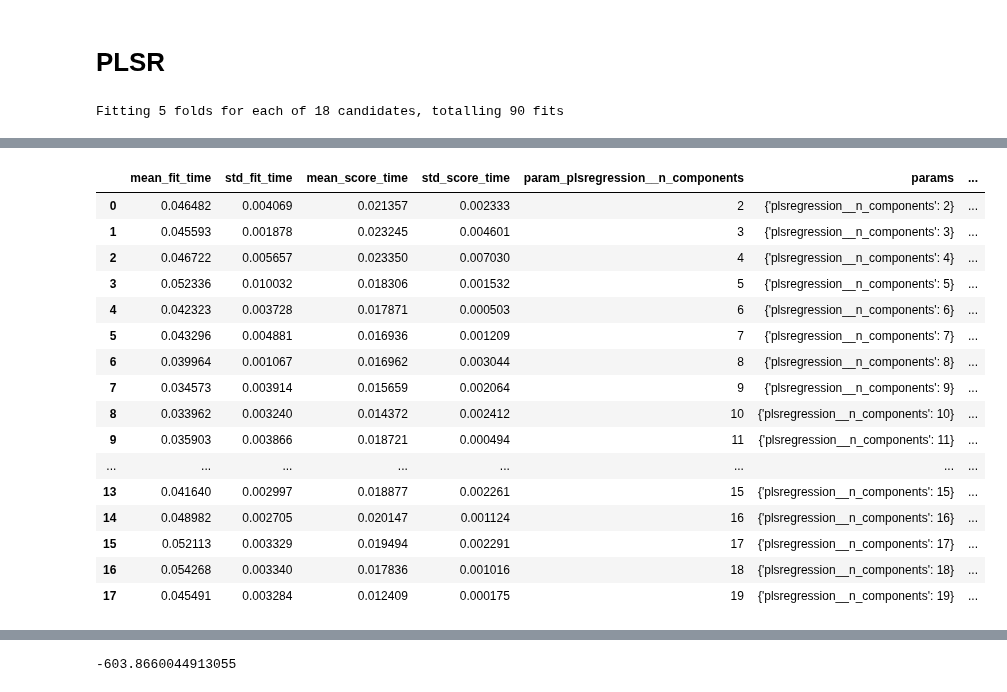
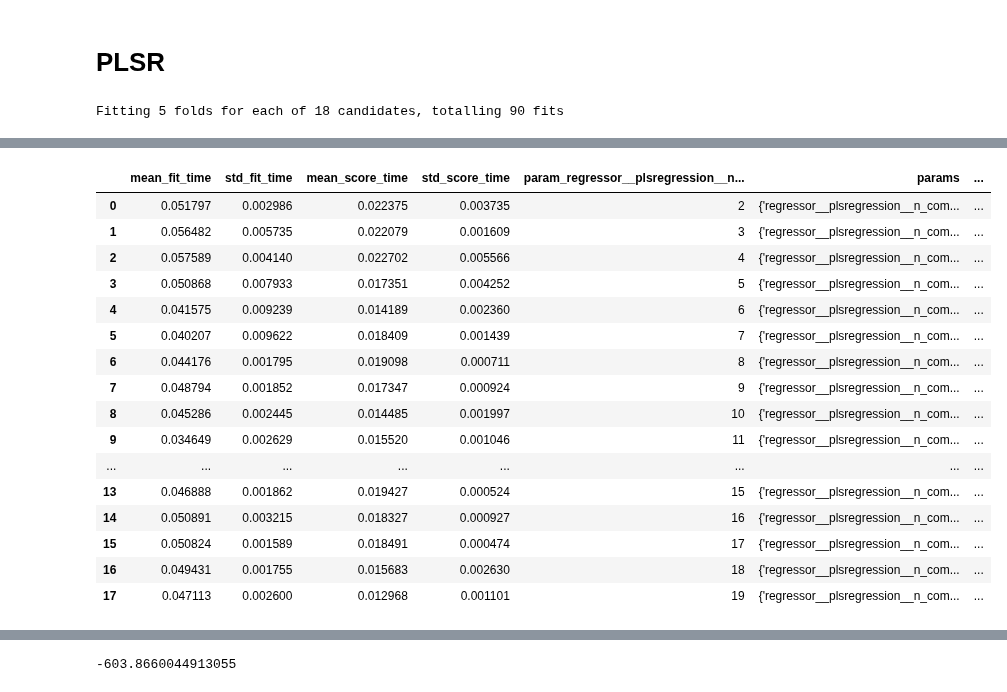
Before and after one commit to fogg-lab/characterizing-ecm-transcriptome-of-endometriosis, a Jupyter notebook: feature_selection_analysis/plsr.ipynb, the cells around one changed output, grey strips where cells are left out. Saved outputs shown, nothing was run; the diff lists cells and outputs as text; code cells hidden in the pictures.

```diff
--- a/feature_selection_analysis/plsr.ipynb
+++ b/feature_selection_analysis/plsr.ipynb
@@ -103,12 +103,9 @@ plsr_pipeline = make_pipeline(
     ], remainder="passthrough"),
     plsr_model
 )
-# ttr = TransformedTargetRegressor(regressor=plsr_pipeline, transformer=StandardScaler())
-# ttr = TransformedTargetRegressor(regressor=plsr_pipeline)
-# h_params = {"regressor__plsregression__n_components": range(2, 20)}
-h_params = {"plsregression__n_components": range(2, 20)}
-# h_params = {"n_components": range(2, 20)}
-cv_grid_search = GridSearchCV(plsr_pipeline, h_params, scoring="neg_mean_absolute_error", cv=KFold(5), n_jobs=-1, verbose=1)
+ttr = TransformedTargetRegressor(regressor=plsr_pipeline, transformer=StandardScaler())
+h_params = {"regressor__plsregression__n_components": range(2, 20)}
+cv_grid_search = GridSearchCV(ttr, h_params, scoring="neg_mean_absolute_error", cv=KFold(5), n_jobs=-1, verbose=1)
 cv_grid_search.fit(X_df, Y_df)
 pd.DataFrame(cv_grid_search.cv_results_)
 # %% [output]
@@ -119,17 +116,17 @@ Fitting 5 folds for each of 18 candidates, totalling 90 fits
-|  | mean_fit_time | std_fit_time | mean_score_time | std_score_time | param_plsregression__n_components | params | ... |
-| 0 | 0.046482 | 0.004069 | 0.021357 | 0.002333 | 2 | {'plsregression__n_components': 2} | ... |
-| 1 | 0.045593 | 0.001878 | 0.023245 | 0.004601 | 3 | {'plsregression__n_components': 3} | ... |
-| 2 | 0.046722 | 0.005657 | 0.023350 | 0.007030 | 4 | {'plsregression__n_components': 4} | ... |
-| 3 | 0.052336 | 0.010032 | 0.018306 | 0.001532 | 5 | {'plsregression__n_components': 5} | ... |
-| 4 | 0.042323 | 0.003728 | 0.017871 | 0.000503 | 6 | {'plsregression__n_components': 6} | ... |
-| 5 | 0.043296 | 0.004881 | 0.016936 | 0.001209 | 7 | {'plsregression__n_components': 7} | ... |
-| 6 | 0.039964 | 0.001067 | 0.016962 | 0.003044 | 8 | {'plsregression__n_components': 8} | ... |
-| 7 | 0.034573 | 0.003914 | 0.015659 | 0.002064 | 9 | {'plsregression__n_components': 9} | ... |
-| 8 | 0.033962 | 0.003240 | 0.014372 | 0.002412 | 10 | {'plsregression__n_components': 10} | ... |
-| 9 | 0.035903 | 0.003866 | 0.018721 | 0.000494 | 11 | {'plsregression__n_components': 11} | ... |
+|  | mean_fit_time | std_fit_time | mean_score_time | std_score_time | param_regressor__plsregression__n... | params | ... |
+| 0 | 0.051797 | 0.002986 | 0.022375 | 0.003735 | 2 | {'regressor__plsregression__n_com... | ... |
+| 1 | 0.056482 | 0.005735 | 0.022079 | 0.001609 | 3 | {'regressor__plsregression__n_com... | ... |
+| 2 | 0.057589 | 0.004140 | 0.022702 | 0.005566 | 4 | {'regressor__plsregression__n_com... | ... |
+| 3 | 0.050868 | 0.007933 | 0.017351 | 0.004252 | 5 | {'regressor__plsregression__n_com... | ... |
+| 4 | 0.041575 | 0.009239 | 0.014189 | 0.002360 | 6 | {'regressor__plsregression__n_com... | ... |
+| 5 | 0.040207 | 0.009622 | 0.018409 | 0.001439 | 7 | {'regressor__plsregression__n_com... | ... |
+| 6 | 0.044176 | 0.001795 | 0.019098 | 0.000711 | 8 | {'regressor__plsregression__n_com... | ... |
+| 7 | 0.048794 | 0.001852 | 0.017347 | 0.000924 | 9 | {'regressor__plsregression__n_com... | ... |
+| 8 | 0.045286 | 0.002445 | 0.014485 | 0.001997 | 10 | {'regressor__plsregression__n_com... | ... |
+| 9 | 0.034649 | 0.002629 | 0.015520 | 0.001046 | 11 | {'regressor__plsregression__n_com... | ... |
 | ... | ... | ... | ... | ... | ... | ... | ... |
-| 13 | 0.041640 | 0.002997 | 0.018877 | 0.002261 | 15 | {'plsregression__n_components': 15} | ... |
-| 14 | 0.048982 | 0.002705 | 0.020147 | 0.001124 | 16 | {'plsregression__n_components': 16} | ... |
-| 15 | 0.052113 | 0.003329 | 0.019494 | 0.002291 | 17 | {'plsregression__n_components': 17} | ... |
-| 16 | 0.054268 | 0.003340 | 0.017836 | 0.001016 | 18 | {'plsregression__n_components': 18} | ... |
-| 17 | 0.045491 | 0.003284 | 0.012409 | 0.000175 | 19 | {'plsregression__n_components': 19} | ... |
+| 13 | 0.046888 | 0.001862 | 0.019427 | 0.000524 | 15 | {'regressor__plsregression__n_com... | ... |
+| 14 | 0.050891 | 0.003215 | 0.018327 | 0.000927 | 16 | {'regressor__plsregression__n_com... | ... |
+| 15 | 0.050824 | 0.001589 | 0.018491 | 0.000474 | 17 | {'regressor__plsregression__n_com... | ... |
+| 16 | 0.049431 | 0.001755 | 0.015683 | 0.002630 | 18 | {'regressor__plsregression__n_com... | ... |
+| 17 | 0.047113 | 0.002600 | 0.012968 | 0.001101 | 19 | {'regressor__plsregression__n_com... | ... |
```
Also changed, not shown: parts of 10 cells of this notebook, 3 other files.
